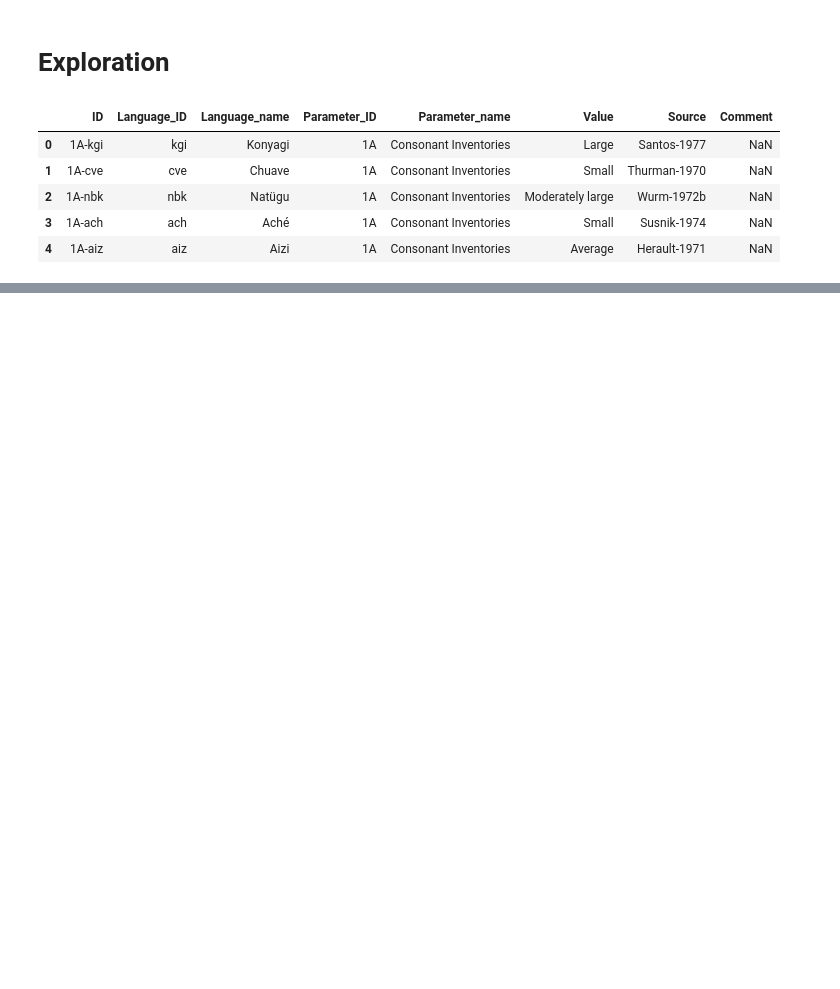
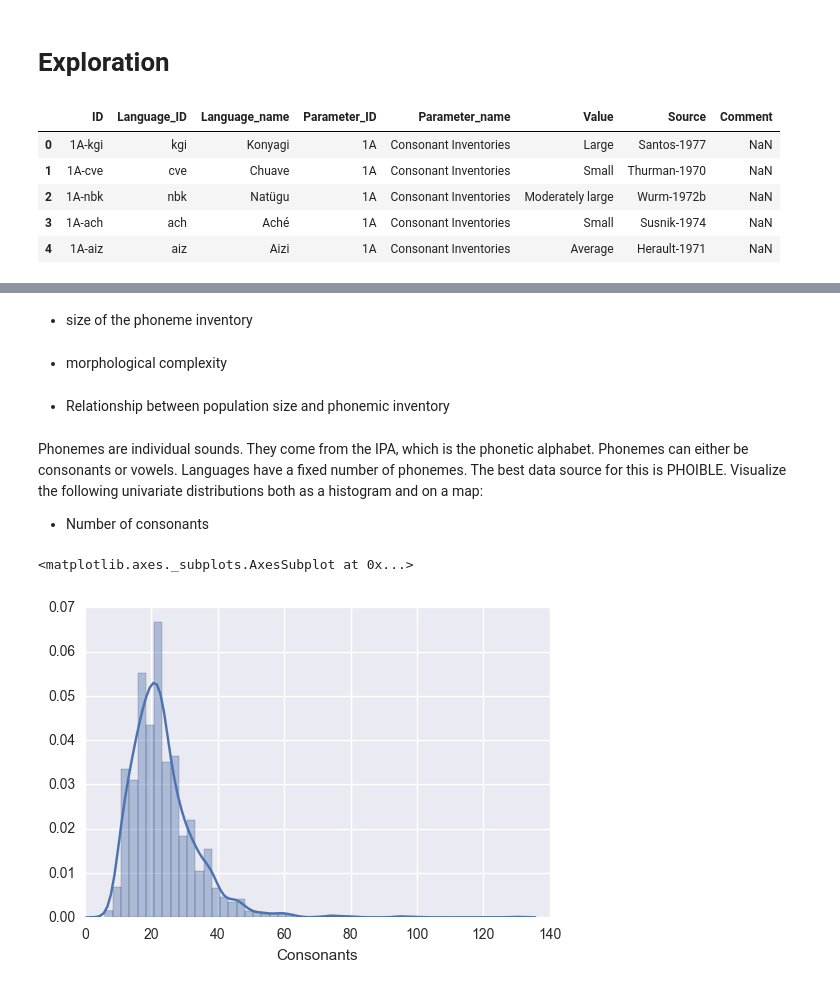
Before and after one commit to ds-modules/COGSCI-1B, a Jupyter notebook: Exploration.ipynb, the cells around one changed output, grey strips where cells are left out. Saved outputs shown, nothing was run; the diff lists cells and outputs as text; code cells hidden in the pictures; blank space fills up the shorter version.

```diff
--- a/Exploration.ipynb
+++ b/Exploration.ipynb
@@ -82,0 +88,15 @@ All the data for this will be in WALS. Morphological complexity is a vague term,
+# %% [markdown]
+- size of the phoneme inventory
+# %% [markdown]
+- morphological complexity
+# %% [markdown]
+- Relationship between population size and phonemic inventory
+# %% [markdown]
+Phonemes are individual sounds. They come from the IPA, which is the phonetic alphabet. Phonemes can either be consonants or vowels. Languages have a fixed number of phonemes. The best data source for this is PHOIBLE.
+Visualize the following univariate distributions both as a histogram and on a map:
+- Number of consonants
+# %%
+sns.distplot(phoible_data['Consonants'])
+# %% [output]
+<matplotlib.axes._subplots.AxesSubplot at 0x...>
+[figure, added]
```
Also changed, not shown: parts of 22 cells of this notebook, 1 other file.
